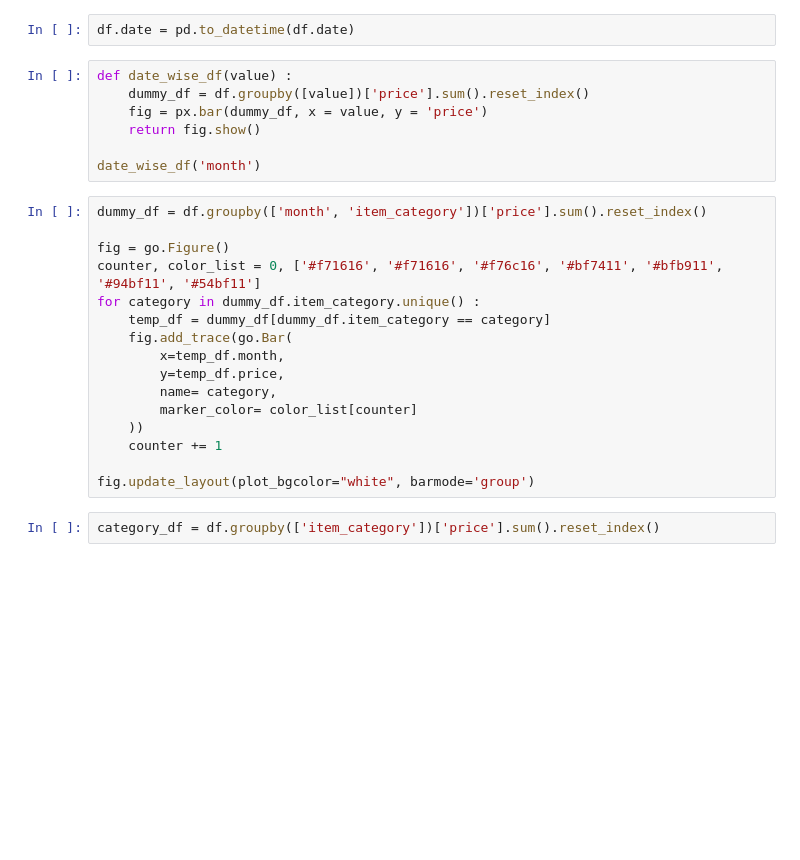
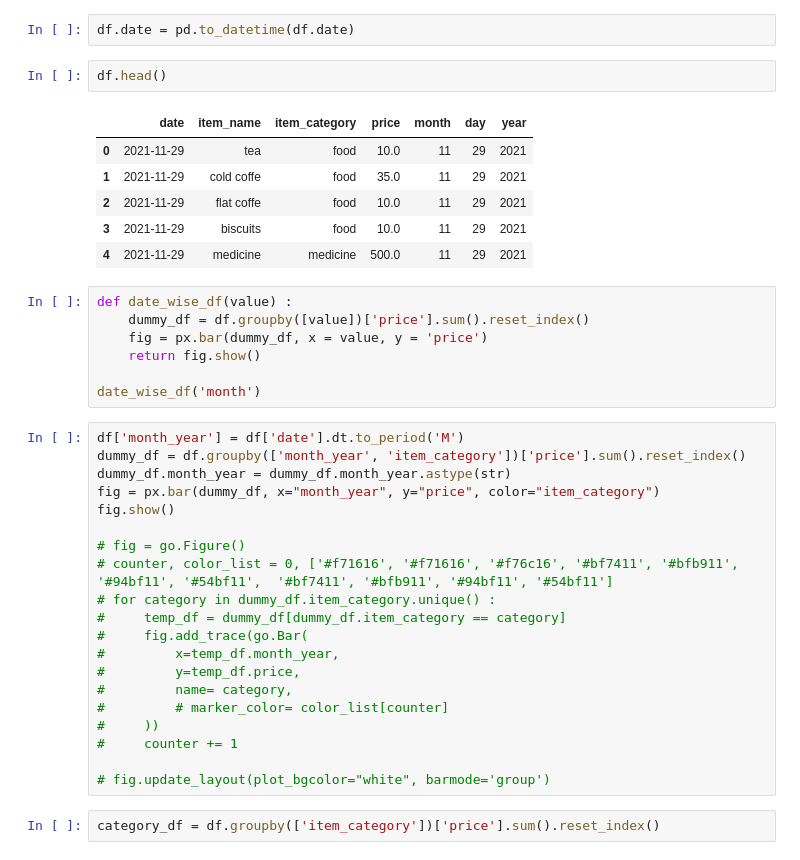
Before and after one commit to soumyadipghorai/personal-finance, a Jupyter notebook: exploratory_data_analysis.ipynb, the cells around one changed output. Cells and saved outputs as stored; diff of their text form; blank space fills up the shorter version.

Commit message:
monthwise bug fixed

```diff
--- a/exploratory_data_analysis.ipynb
+++ b/exploratory_data_analysis.ipynb
@@ -65,6 +65,15 @@ df.month = pd.to_numeric(df.month)
 df.day = pd.to_numeric(df.day)
 # %%
 df.date = pd.to_datetime(df.date)
+# %%
+df.head()
+# %% [output]
+|  | date | item_name | item_category | price | month | day | year |
+| 0 | 2021-11-29 | tea | food | 10.0 | 11 | 29 | 2021 |
+| 1 | 2021-11-29 | cold coffe | food | 35.0 | 11 | 29 | 2021 |
+| 2 | 2021-11-29 | flat coffe | food | 10.0 | 11 | 29 | 2021 |
+| 3 | 2021-11-29 | biscuits | food | 10.0 | 11 | 29 | 2021 |
+| 4 | 2021-11-29 | medicine | medicine | 500.0 | 11 | 29 | 2021 |
 # %%
 def date_wise_df(value) :
     dummy_df = df.groupby([value])['price'].sum().reset_index()
@@ -73,21 +82,25 @@ def date_wise_df(value) :
 
 date_wise_df('month')
 # %%
-dummy_df = df.groupby(['month', 'item_category'])['price'].sum().reset_index()
+df['month_year'] = df['date'].dt.to_period('M')
+dummy_df = df.groupby(['month_year', 'item_category'])['price'].sum().reset_index()
+dummy_df.month_year = dummy_df.month_year.astype(str)
+fig = px.bar(dummy_df, x="month_year", y="price", color="item_category")
+fig.show()
 
-fig = go.Figure()
-counter, color_list = 0, ['#f71616', '#f71616', '#f76c16', '#bf7411', '#bfb911', '#94bf11', '#54bf11']
-for category in dummy_df.item_category.unique() :
-    temp_df = dummy_df[dummy_df.item_category == category]
-    fig.add_trace(go.Bar(
-        x=temp_df.month,
-        y=temp_df.price,
-        name= category,
-        marker_color= color_list[counter]
-    ))
-    counter += 1
+# fig = go.Figure()
+# counter, color_list = 0, ['#f71616', '#f71616', '#f76c16', '#bf7411', '#bfb911', '#94bf11', '#54bf11',  '#bf7411', '#bfb911', '#94bf11', '#54bf11']
+# for category in dummy_df.item_category.unique() :
+#     temp_df = dummy_df[dummy_df.item_category == category]
+#     fig.add_trace(go.Bar(
+#         x=temp_df.month_year,
+#         y=temp_df.price,
+#         name= category,
+#         # marker_color= color_list[counter]
+#     ))
+#     counter += 1
 
-fig.update_layout(plot_bgcolor="white", barmode='group')
+# fig.update_layout(plot_bgcolor="white", barmode='group')
 # %%
 category_df = df.groupby(['item_category'])['price'].sum().reset_index()
 # %%
```
Also changed, not shown: parts of 4 cells of this notebook, 3 other files.
